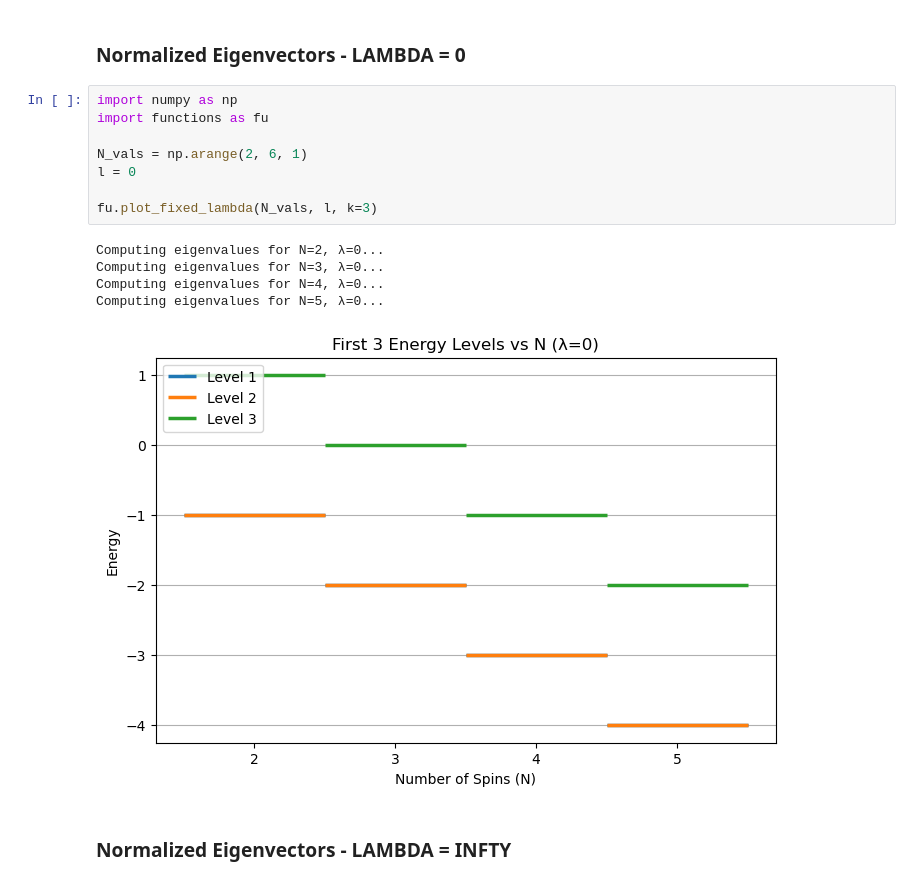
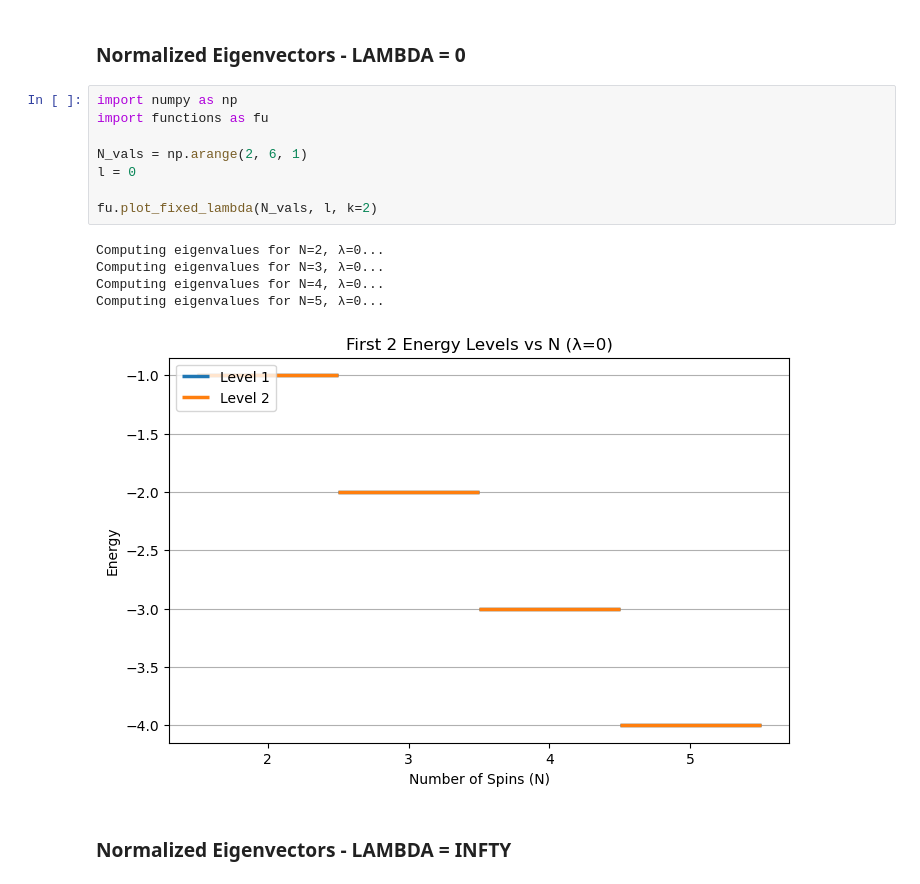
Before and after one commit to sdracia/QIC, a Jupyter notebook: 07_Assignement/ising.ipynb, the cells around one changed output. Drawn from its saved outputs; the diff is of its cells as text.

```diff
--- a/07_Assignement/ising.ipynb
+++ b/07_Assignement/ising.ipynb
@@ -92,17 +75,17 @@ Diagonalizing Ising Hamiltonian with N=5 ...
 # %%
 import numpy as np
 import functions as fu
 
 N_vals = np.arange(2, 6, 1)
 l = 0
 
-fu.plot_fixed_lambda(N_vals, l, k=3)
+fu.plot_fixed_lambda(N_vals, l, k=2)
 # %% [output]
 Computing eigenvalues for N=2, λ=0...
 Computing eigenvalues for N=3, λ=0...
 Computing eigenvalues for N=4, λ=0...
 Computing eigenvalues for N=5, λ=0...
-[figure, old version]
+[figure, new version]
 # %% [markdown]
 ### Normalized Eigenvectors - LAMBDA = INFTY
 # %%
```
Also changed, not shown: parts of 5 cells of this notebook, 10 other files.
